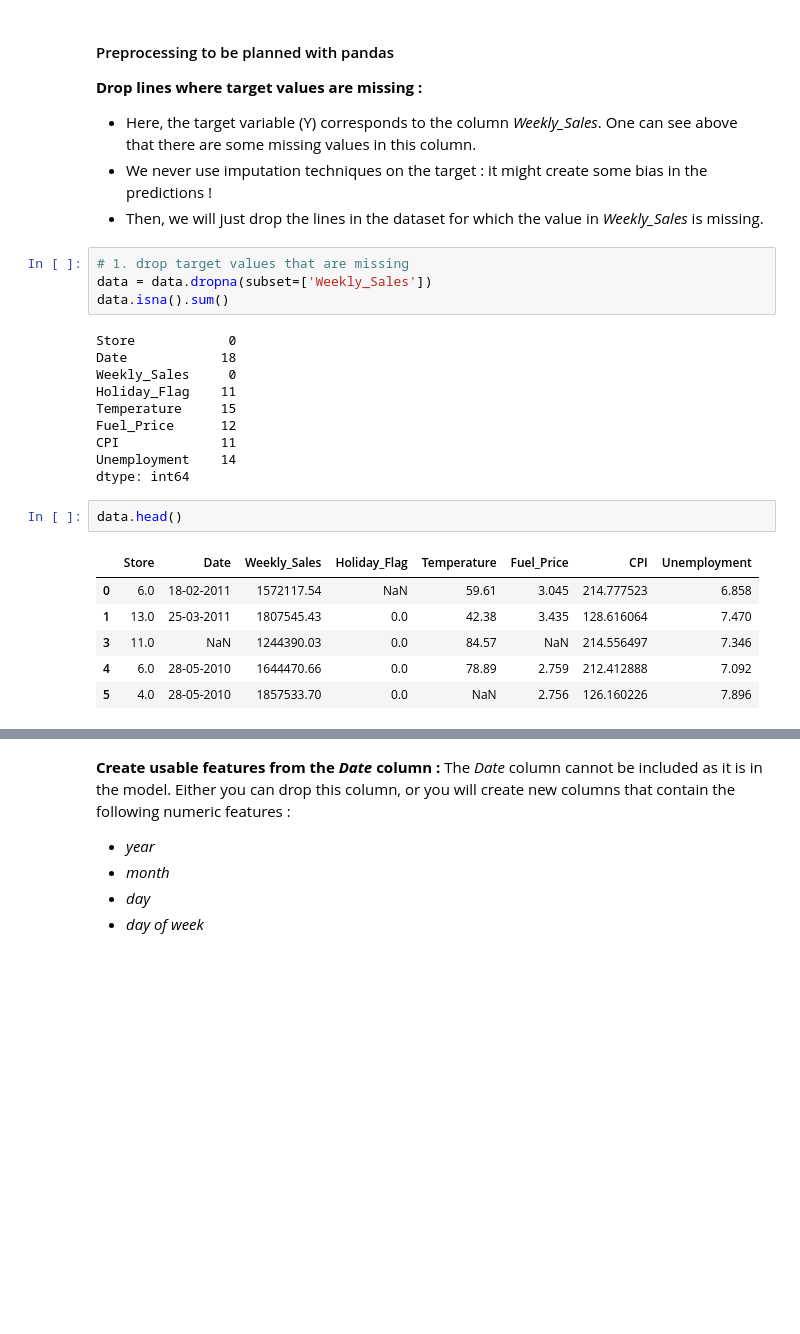
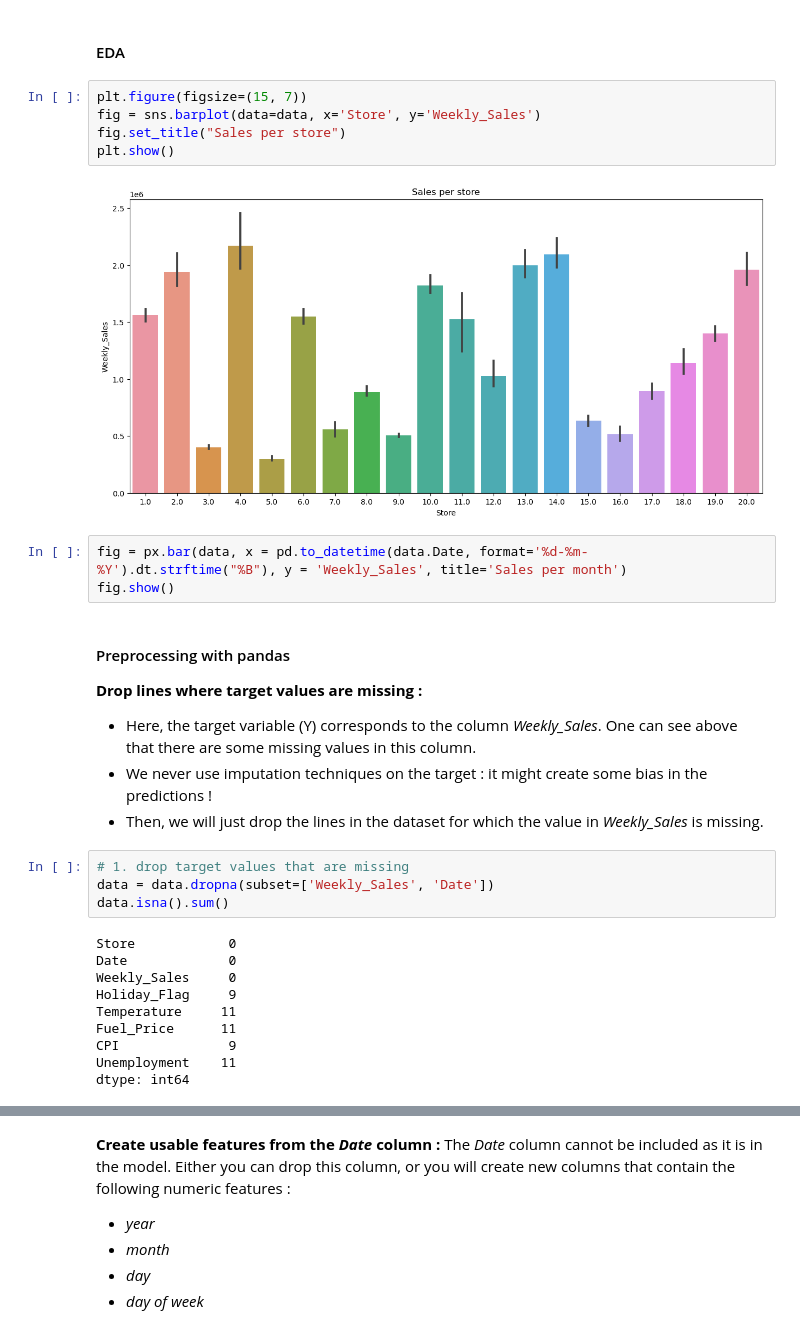
Before and after one commit to celinetang/Certification_JEDHA, a Jupyter notebook: Block3_MachineLearning/Block3_Walmart/Walmart_CT.ipynb, the cells around one changed output, grey strips where cells are left out. Saved outputs shown, nothing was run; the diff lists cells and outputs as text; blank space fills up the shorter version.

```diff
--- a/Block3_MachineLearning/Block3_Walmart/Walmart_CT.ipynb
+++ b/Block3_MachineLearning/Block3_Walmart/Walmart_CT.ipynb
@@ -82,8 +69,20 @@ Fuel_Price      14
 CPI             12
 Unemployment    15
 dtype: int64
+# %% [markdown]
+#### EDA
+# %%
+plt.figure(figsize=(15, 7))
+fig = sns.barplot(data=data, x='Store', y='Weekly_Sales')
+fig.set_title("Sales per store")
+plt.show()
+# %% [output]
+[figure, added]
+# %%
+fig = px.bar(data, x = pd.to_datetime(data.Date, format='%d-%m-%Y').dt.strftime("%B"), y = 'Weekly_Sales', title='Sales per month')
+fig.show()
 # %% [markdown]
-#### Preprocessing to be planned with pandas
+#### Preprocessing with pandas
 
  **Drop lines where target values are missing :**
  - Here, the target variable (Y) corresponds to the column *Weekly_Sales*. One can see above that there are some missing values in this column.
@@ -91,25 +90,16 @@ dtype: int64
  - Then, we will just drop the lines in the dataset for which the value in *Weekly_Sales* is missing.
 # %%
 # 1. drop target values that are missing
-data = data.dropna(subset=['Weekly_Sales'])
+data = data.dropna(subset=['Weekly_Sales', 'Date'])
 data.isna().sum()
 # %% [output]
 Store            0
-Date            18
+Date             0
 Weekly_Sales     0
-Holiday_Flag    11
-Temperature     15
-Fuel_Price      12
-CPI             11
-Unemployment    14
+Holiday_Flag     9
+Temperature     11
+Fuel_Price      11
+CPI              9
+Unemployment    11
 dtype: int64
-# %%
-data.head()
-# %% [output]
-|  | Store | Date | Weekly_Sales | Holiday_Flag | Temperature | Fuel_Price | CPI | Unemployment |
-| 0 | 6.0 | 18-02-2011 | 1572117.54 | NaN | 59.61 | 3.045 | 214.777523 | 6.858 |
-| 1 | 13.0 | 25-03-2011 | 1807545.43 | 0.0 | 42.38 | 3.435 | 128.616064 | 7.470 |
-| 3 | 11.0 | NaN | 1244390.03 | 0.0 | 84.57 | NaN | 214.556497 | 7.346 |
-| 4 | 6.0 | 28-05-2010 | 1644470.66 | 0.0 | 78.89 | 2.759 | 212.412888 | 7.092 |
-| 5 | 4.0 | 28-05-2010 | 1857533.70 | 0.0 | NaN | 2.756 | 126.160226 | 7.896 |
 # %%
```
Also changed, not shown: parts of 63 cells of this notebook, 4 other files.
